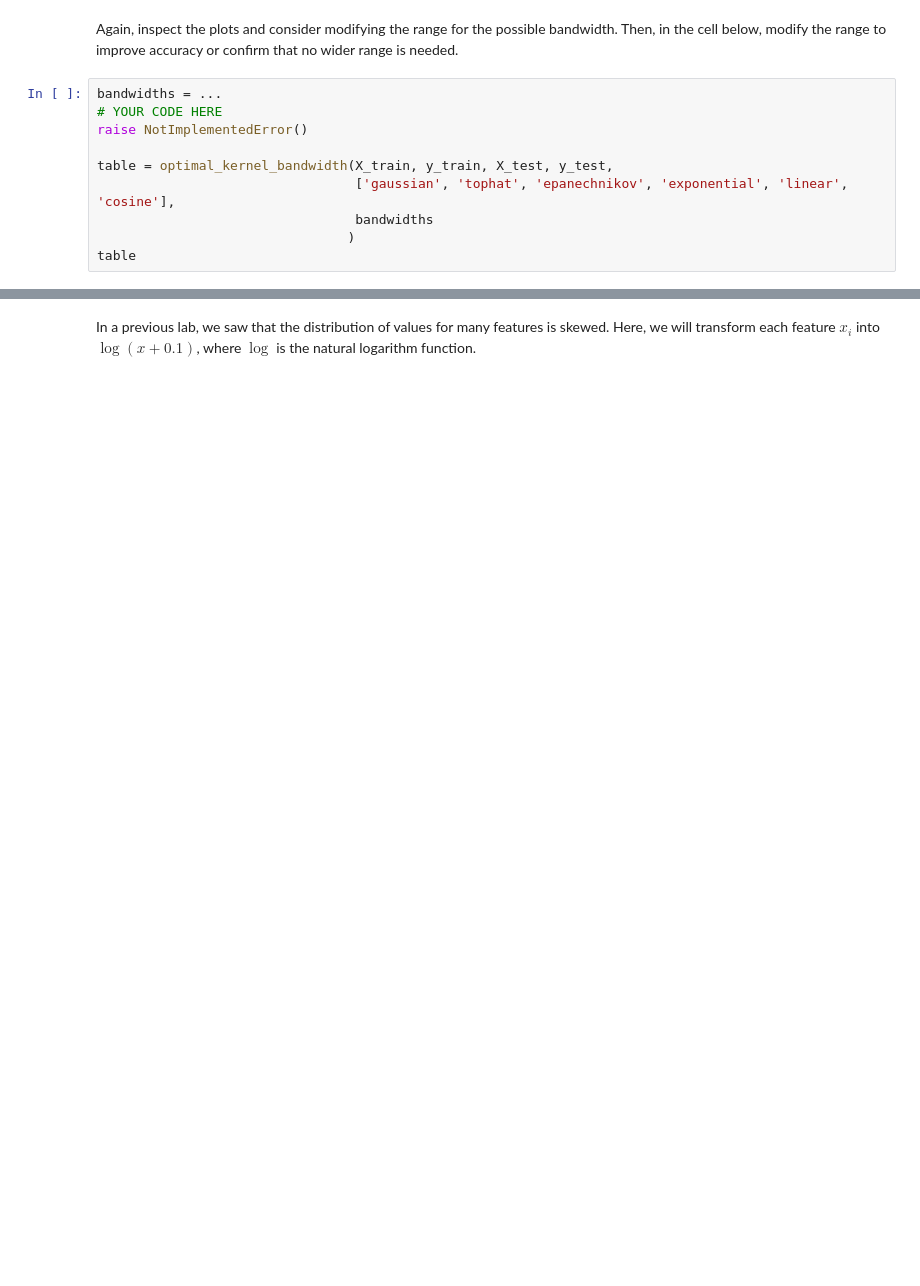
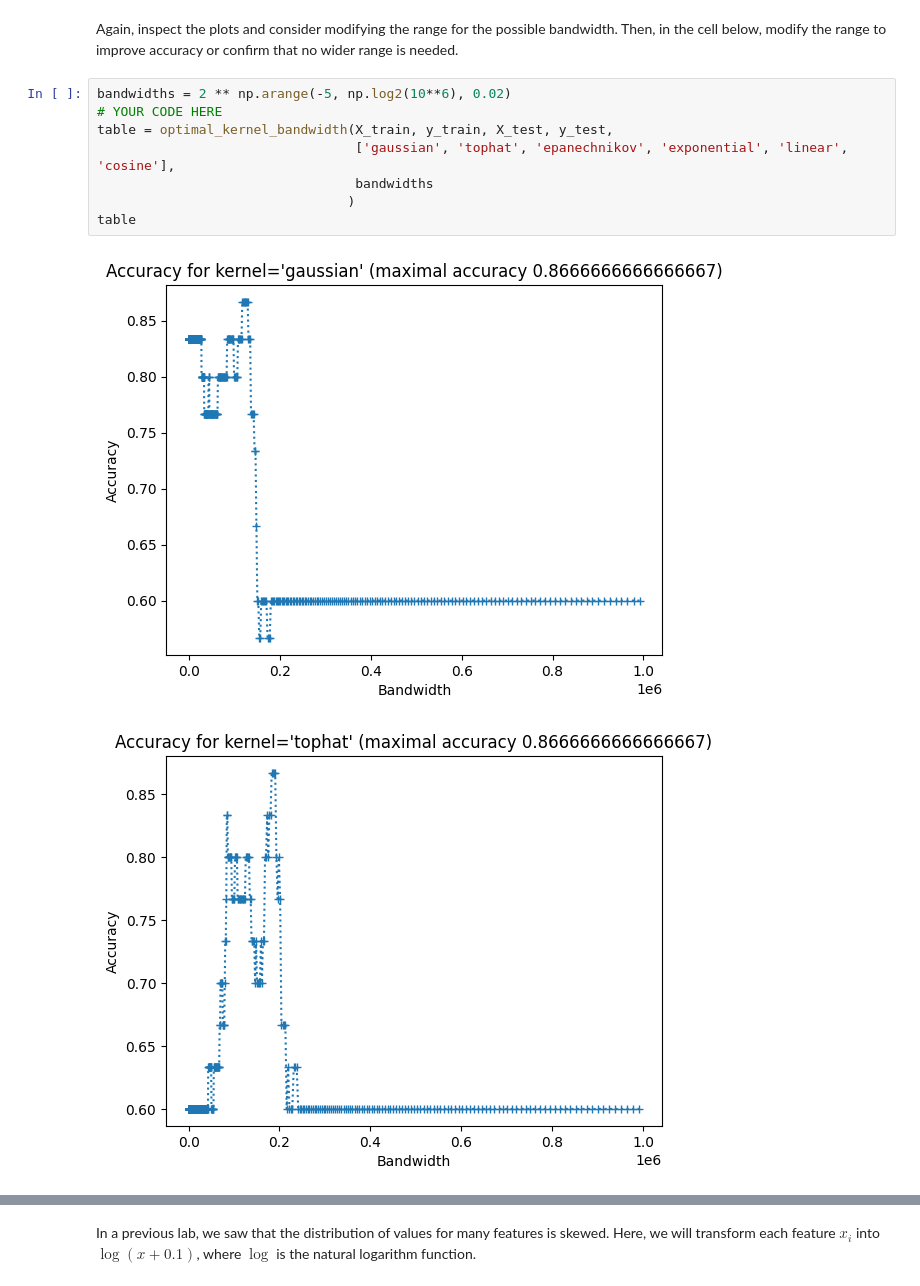
Before and after one commit to patinoboh/bioinformatika, a Jupyter notebook: task1/HWDensityBayes2026.ipynb, the cells around one changed output, grey strips where cells are left out. Saved outputs shown, nothing was run; the diff lists cells and outputs as text; blank space fills up the shorter version.

```diff
--- a/task1/HWDensityBayes2026.ipynb
+++ b/task1/HWDensityBayes2026.ipynb
@@ -355,12 +363,13 @@ table
 # %% [markdown]
 Again, inspect the plots and consider modifying the range for the possible bandwidth. Then, in the cell below, modify the range to improve accuracy or confirm that no wider range is needed.
 # %%
-bandwidths = ...
+bandwidths = 2 ** np.arange(-5, np.log2(10**6), 0.02)
 # YOUR CODE HERE
-raise NotImplementedError()
-
 table = optimal_kernel_bandwidth(X_train, y_train, X_test, y_test,
                                  ['gaussian', 'tophat', 'epanechnikov', 'exponential', 'linear', 'cosine'],
                                  bandwidths
                                 )
 table
+# %% [output]
+[figure, added]
+[figure, added]
```
Also changed, not shown: parts of 11 cells of this notebook.
